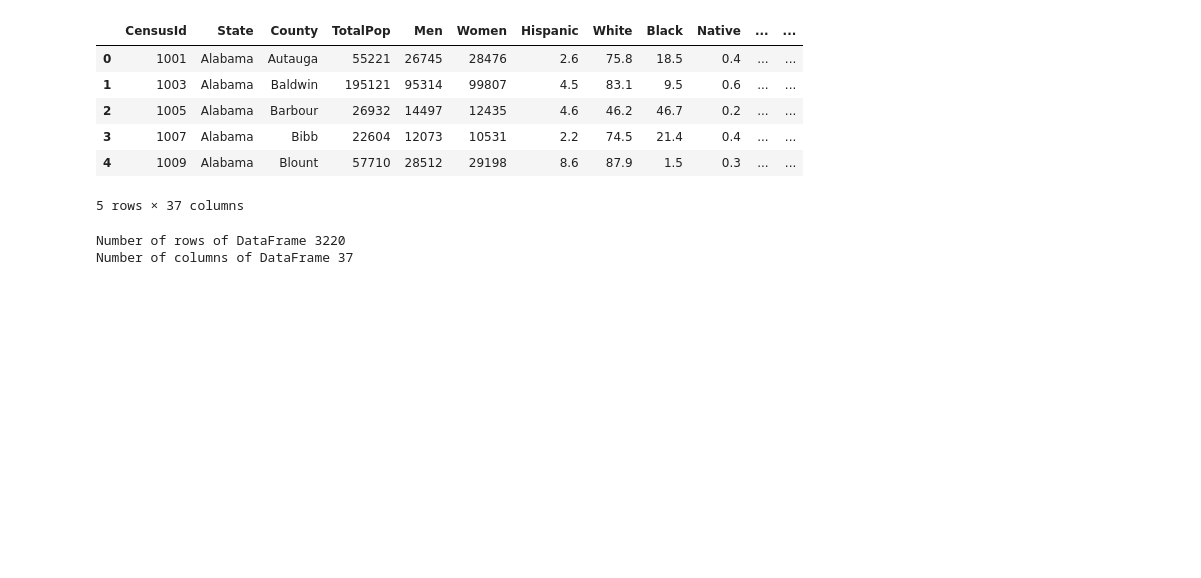
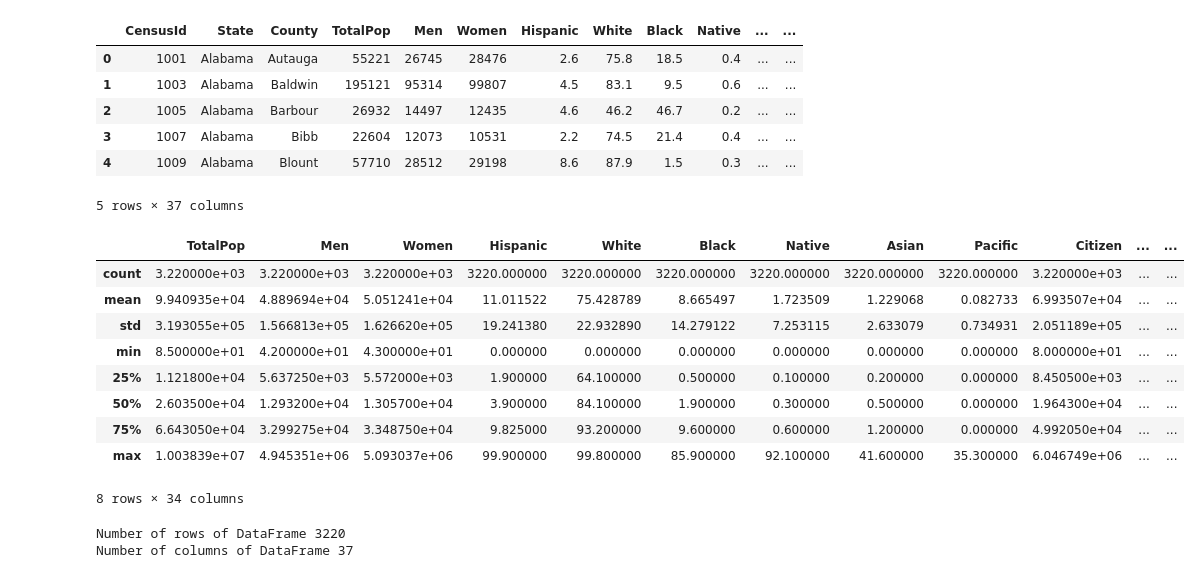
Before and after one commit to jf20541/EDA-FeatureEngineering-FeatureSelection, a Jupyter notebook: notebooks/population_seg.ipynb, the cells around one changed output. Cells and saved outputs as stored; diff of their text form; code cells hidden in the pictures; blank space fills up the shorter version.

```diff
--- a/notebooks/population_seg.ipynb
+++ b/notebooks/population_seg.ipynb
@@ -43,6 +43,20 @@ df.head()
 | 3 | 1007 | Alabama | Bibb | 22604 | 12073 | 10531 | 2.2 | 74.5 | 21.4 | 0.4 | ... | ... |
 | 4 | 1009 | Alabama | Blount | 57710 | 28512 | 29198 | 8.6 | 87.9 | 1.5 | 0.3 | ... | ... |
 5 rows × 37 columns
+# %%
+# provides a quantitative summary for each column (count, mean, std, min, max, etc)
+df.describe()
+# %% [output]
+|  | TotalPop | Men | Women | Hispanic | White | Black | Native | Asian | Pacific | Citizen | ... | ... |
+| count | 3.220000e+03 | 3.220000e+03 | 3.220000e+03 | 3220.000000 | 3220.000000 | 3220.000000 | 3220.000000 | 3220.000000 | 3220.000000 | 3.220000e+03 | ... | ... |
+| mean | 9.940935e+04 | 4.889694e+04 | 5.051241e+04 | 11.011522 | 75.428789 | 8.665497 | 1.723509 | 1.229068 | 0.082733 | 6.993507e+04 | ... | ... |
+| std | 3.193055e+05 | 1.566813e+05 | 1.626620e+05 | 19.241380 | 22.932890 | 14.279122 | 7.253115 | 2.633079 | 0.734931 | 2.051189e+05 | ... | ... |
+| min | 8.500000e+01 | 4.200000e+01 | 4.300000e+01 | 0.000000 | 0.000000 | 0.000000 | 0.000000 | 0.000000 | 0.000000 | 8.000000e+01 | ... | ... |
+| 25% | 1.121800e+04 | 5.637250e+03 | 5.572000e+03 | 1.900000 | 64.100000 | 0.500000 | 0.100000 | 0.200000 | 0.000000 | 8.450500e+03 | ... | ... |
+| 50% | 2.603500e+04 | 1.293200e+04 | 1.305700e+04 | 3.900000 | 84.100000 | 1.900000 | 0.300000 | 0.500000 | 0.000000 | 1.964300e+04 | ... | ... |
+| 75% | 6.643050e+04 | 3.299275e+04 | 3.348750e+04 | 9.825000 | 93.200000 | 9.600000 | 0.600000 | 1.200000 | 0.000000 | 4.992050e+04 | ... | ... |
+| max | 1.003839e+07 | 4.945351e+06 | 5.093037e+06 | 99.900000 | 99.800000 | 85.900000 | 92.100000 | 41.600000 | 35.300000 | 6.046749e+06 | ... | ... |
+8 rows × 34 columns
 # %%
 print(f'Number of rows of DataFrame {df.shape[0]}')
 print(f'Number of columns of DataFrame {df.shape[1]}')
```
Also changed, not shown: parts of 3 cells of this notebook, 3 other files.
